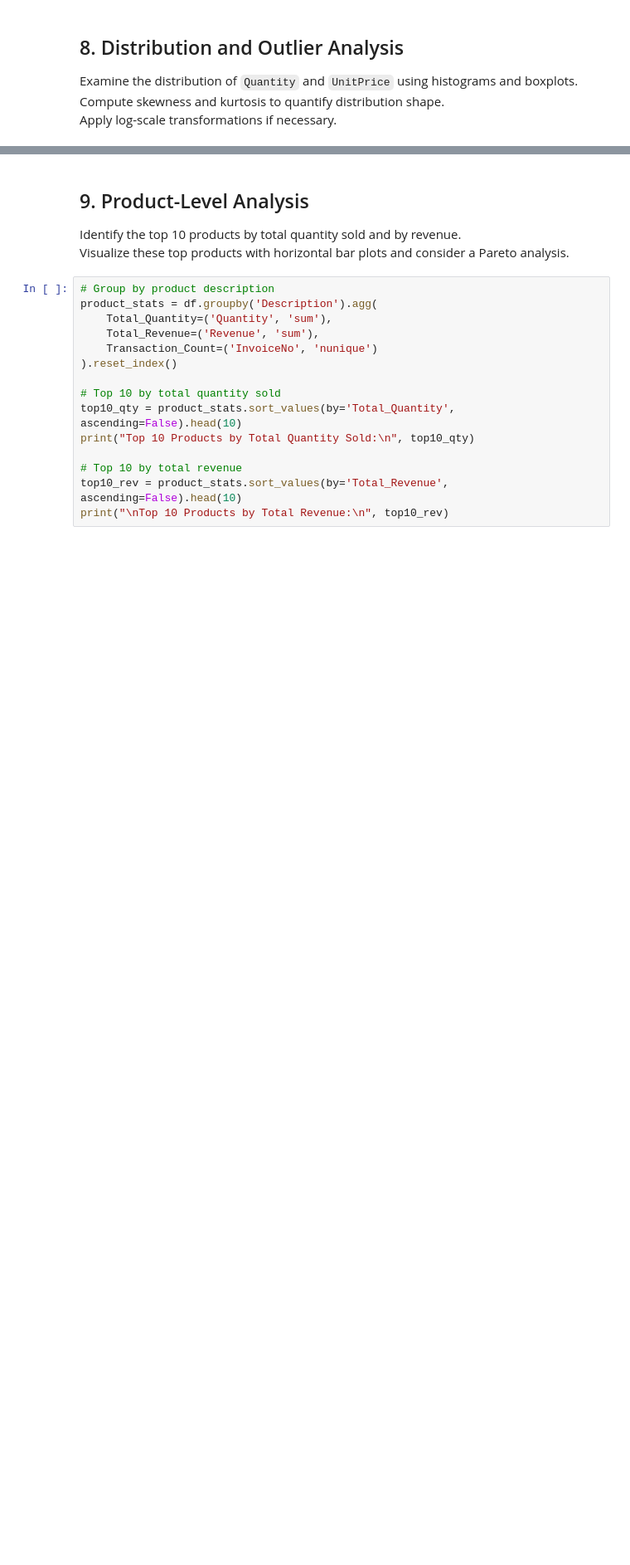
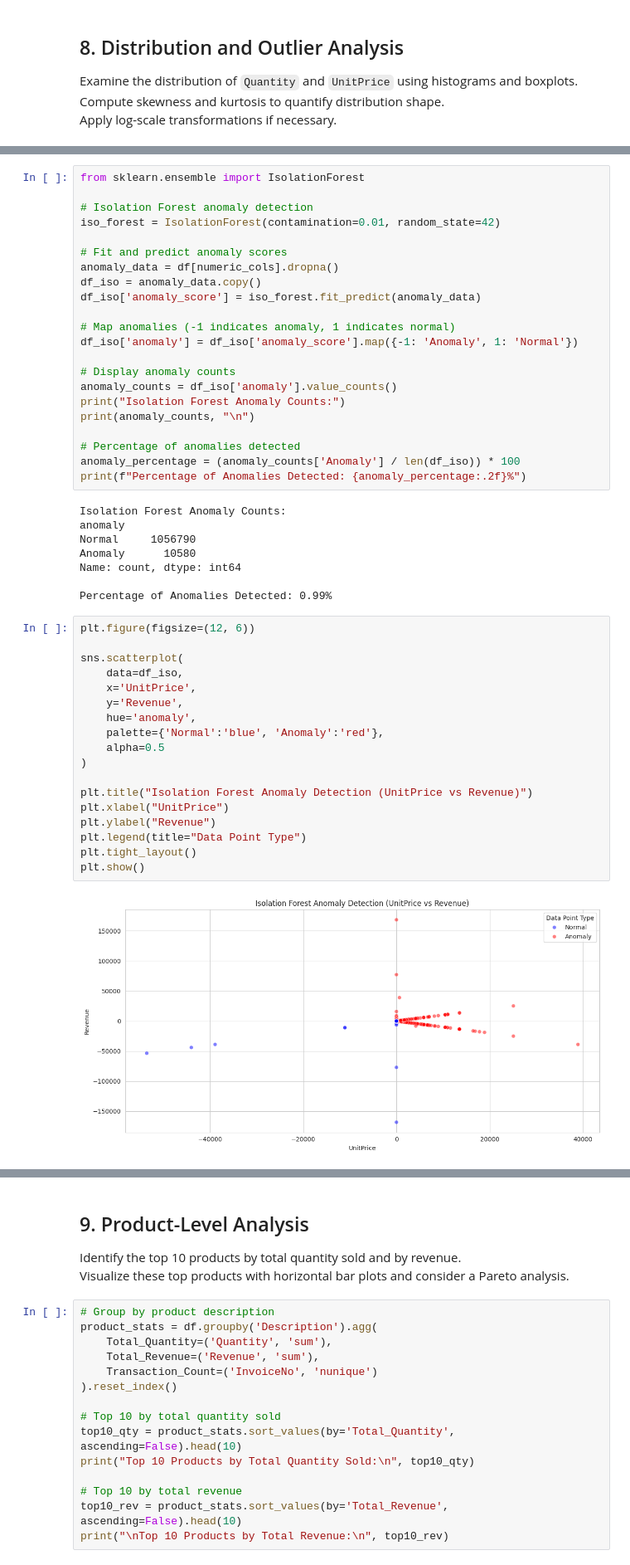
Before and after one commit to Aditya-gam/kpi-forecast-anomaly-platform, a Jupyter notebook: notebooks/01_data_exploration.ipynb, the cells around one changed output, grey strips where cells are left out. Shown at 83% size. Drawn from its saved outputs; the diff is of its cells as text; blank space fills up the shorter version.

```diff
--- a/notebooks/01_data_exploration.ipynb
+++ b/notebooks/01_data_exploration.ipynb
@@ -615,0 +697,50 @@ print("\nKurtosis:\n", kurtosis)
+# %%
+from sklearn.ensemble import IsolationForest
+
+# Isolation Forest anomaly detection
+iso_forest = IsolationForest(contamination=0.01, random_state=42)
+
+# Fit and predict anomaly scores
+anomaly_data = df[numeric_cols].dropna()
+df_iso = anomaly_data.copy()
+df_iso['anomaly_score'] = iso_forest.fit_predict(anomaly_data)
+
+# Map anomalies (-1 indicates anomaly, 1 indicates normal)
+df_iso['anomaly'] = df_iso['anomaly_score'].map({-1: 'Anomaly', 1: 'Normal'})
+
+# Display anomaly counts
+anomaly_counts = df_iso['anomaly'].value_counts()
+print("Isolation Forest Anomaly Counts:")
+print(anomaly_counts, "\n")
+
+# Percentage of anomalies detected
+anomaly_percentage = (anomaly_counts['Anomaly'] / len(df_iso)) * 100
+print(f"Percentage of Anomalies Detected: {anomaly_percentage:.2f}%")
+# %% [output]
+Isolation Forest Anomaly Counts:
+anomaly
+Normal     1056790
+Anomaly      10580
+Name: count, dtype: int64
+
+Percentage of Anomalies Detected: 0.99%
+# %%
+plt.figure(figsize=(12, 6))
+
+sns.scatterplot(
+    data=df_iso,
+    x='UnitPrice',
+    y='Revenue',
+    hue='anomaly',
+    palette={'Normal':'blue', 'Anomaly':'red'},
+    alpha=0.5
+)
+
+plt.title("Isolation Forest Anomaly Detection (UnitPrice vs Revenue)")
+plt.xlabel("UnitPrice")
+plt.ylabel("Revenue")
+plt.legend(title="Data Point Type")
+plt.tight_layout()
+plt.show()
+# %% [output]
+[figure, added]
```
Also changed, not shown: parts of 17 cells of this notebook.
